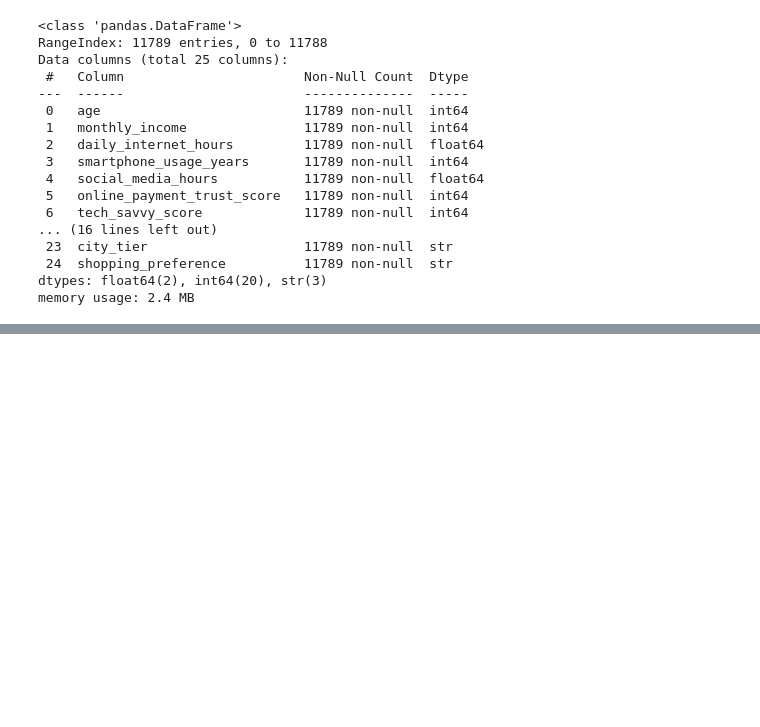
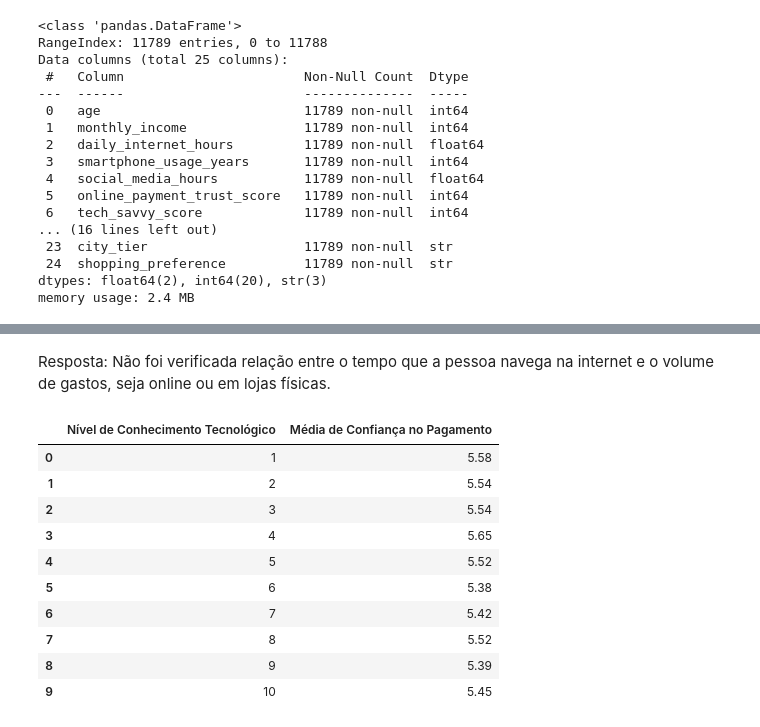
Before and after one commit to Tianeto/projeto_final_tec_prog, a Jupyter notebook: projeto_analise_compras.ipynb, the cells around one changed output, grey strips where cells are left out. Saved outputs shown, nothing was run; the diff lists cells and outputs as text; code cells hidden in the pictures; blank space fills up the shorter version.

```diff
--- a/projeto_analise_compras.ipynb
+++ b/projeto_analise_compras.ipynb
@@ -119,2 +214,22 @@ print(faixa1.sum())
+# %% [markdown]
+Resposta: Não foi verificada relação entre o tempo que a pessoa navega na internet e o volume de gastos, seja online ou em lojas físicas.
 # %%
 # 4. o nível de cohecimento tecnológico interfere no nível de confiança nos meios de pagamento online?.
+
+tecnol_pgto_digital = (compras.groupby('tech_savvy_score')['online_payment_trust_score'].mean().round(2).reset_index()
+.rename(columns={'tech_savvy_score': 'Nível de Conhecimento Tecnológico',
+                 'online_payment_trust_score': 'Média de Confiança no Pagamento'}))
+
+display(tecnol_pgto_digital)
+# %% [output]
+|  | Nível de Conhecimento Tecnológico | Média de Confiança no Pagamento |
+| 0 | 1 | 5.58 |
+| 1 | 2 | 5.54 |
+| 2 | 3 | 5.54 |
+| 3 | 4 | 5.65 |
+| 4 | 5 | 5.52 |
+| 5 | 6 | 5.38 |
+| 6 | 7 | 5.42 |
+| 7 | 8 | 5.52 |
+| 8 | 9 | 5.39 |
+| 9 | 10 | 5.45 |
```
Also changed, not shown: parts of 14 cells of this notebook.
